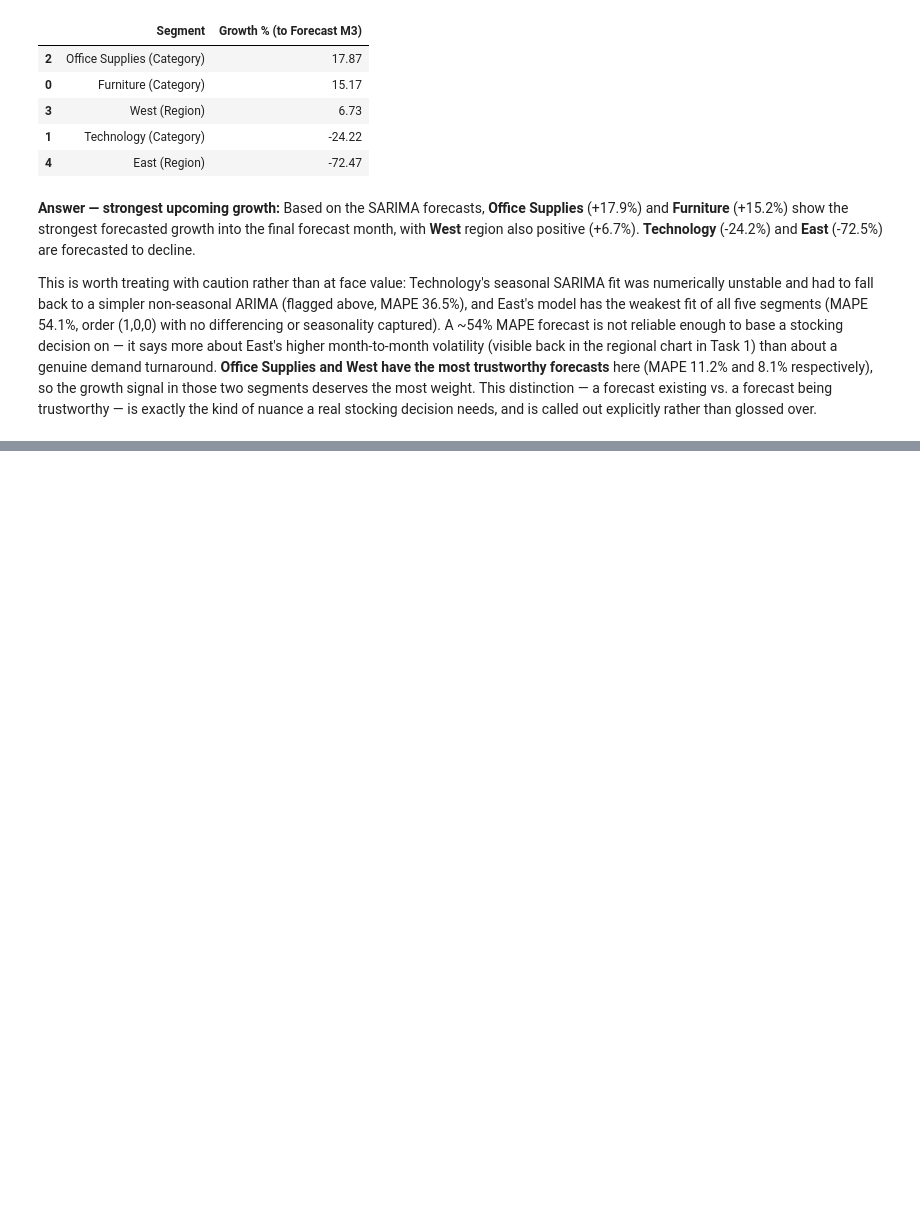
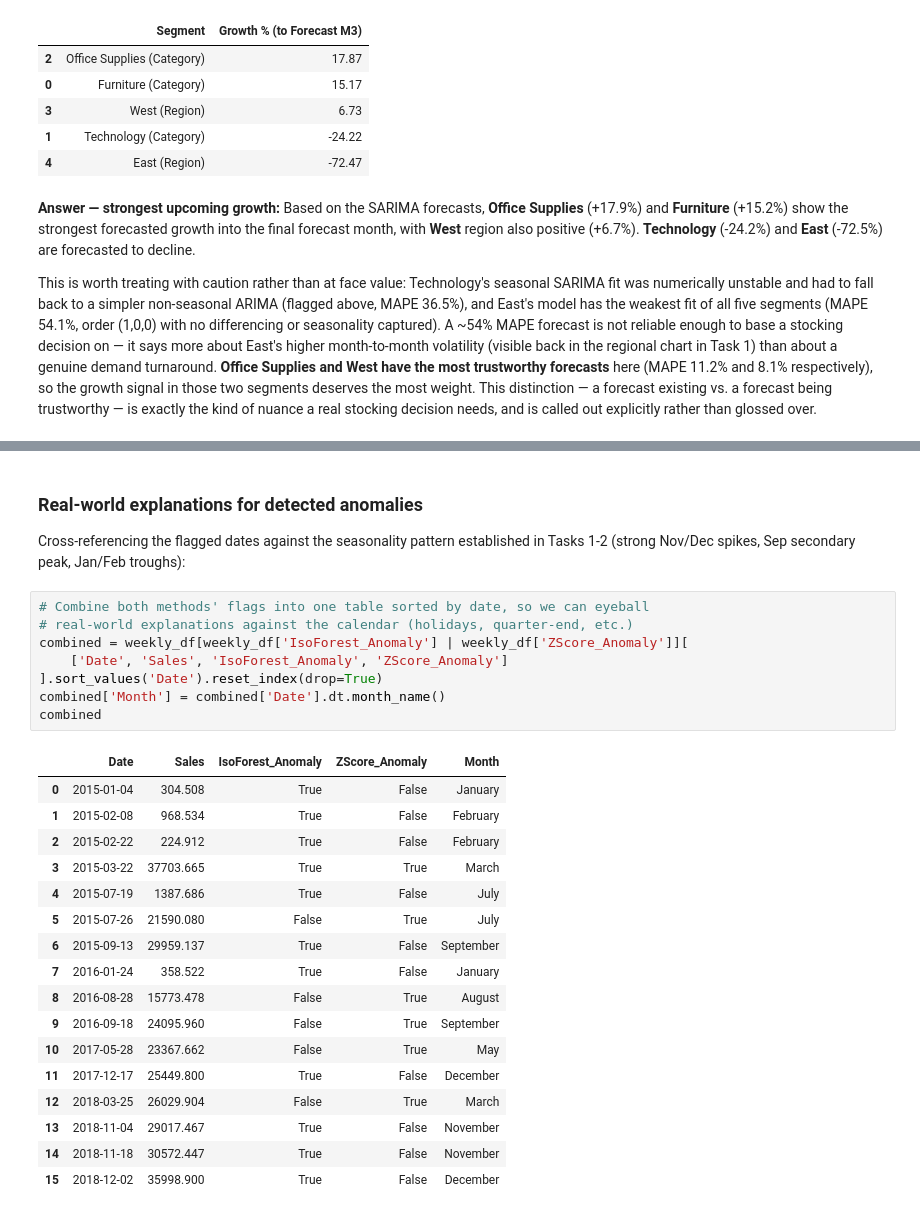
Before and after one commit to krtechie/sales-forecasting, a Jupyter notebook: analysis.ipynb, the cells around one changed output, grey strips where cells are left out. Drawn from its saved outputs; the diff is of its cells as text; blank space fills up the shorter version.

```diff
--- a/analysis.ipynb
+++ b/analysis.ipynb
@@ -1001,0 +1120,31 @@ over.
+# %% [markdown]
+### Real-world explanations for detected anomalies
+
+Cross-referencing the flagged dates against the seasonality pattern established in Tasks 1-2
+(strong Nov/Dec spikes, Sep secondary peak, Jan/Feb troughs):
+# %%
+# Combine both methods' flags into one table sorted by date, so we can eyeball
+# real-world explanations against the calendar (holidays, quarter-end, etc.)
+combined = weekly_df[weekly_df['IsoForest_Anomaly'] | weekly_df['ZScore_Anomaly']][
+    ['Date', 'Sales', 'IsoForest_Anomaly', 'ZScore_Anomaly']
+].sort_values('Date').reset_index(drop=True)
+combined['Month'] = combined['Date'].dt.month_name()
+combined
+# %% [output]
+|  | Date | Sales | IsoForest_Anomaly | ZScore_Anomaly | Month |
+| 0 | 2015-01-04 | 304.508 | True | False | January |
+| 1 | 2015-02-08 | 968.534 | True | False | February |
+| 2 | 2015-02-22 | 224.912 | True | False | February |
+| 3 | 2015-03-22 | 37703.665 | True | True | March |
+| 4 | 2015-07-19 | 1387.686 | True | False | July |
+| 5 | 2015-07-26 | 21590.080 | False | True | July |
+| 6 | 2015-09-13 | 29959.137 | True | False | September |
+| 7 | 2016-01-24 | 358.522 | True | False | January |
+| 8 | 2016-08-28 | 15773.478 | False | True | August |
+| 9 | 2016-09-18 | 24095.960 | False | True | September |
+| 10 | 2017-05-28 | 23367.662 | False | True | May |
+| 11 | 2017-12-17 | 25449.800 | True | False | December |
+| 12 | 2018-03-25 | 26029.904 | False | True | March |
+| 13 | 2018-11-04 | 29017.467 | True | False | November |
+| 14 | 2018-11-18 | 30572.447 | True | False | November |
+| 15 | 2018-12-02 | 35998.900 | True | False | December |
```
Also changed, not shown: parts of 14 cells of this notebook, 4 other files.
